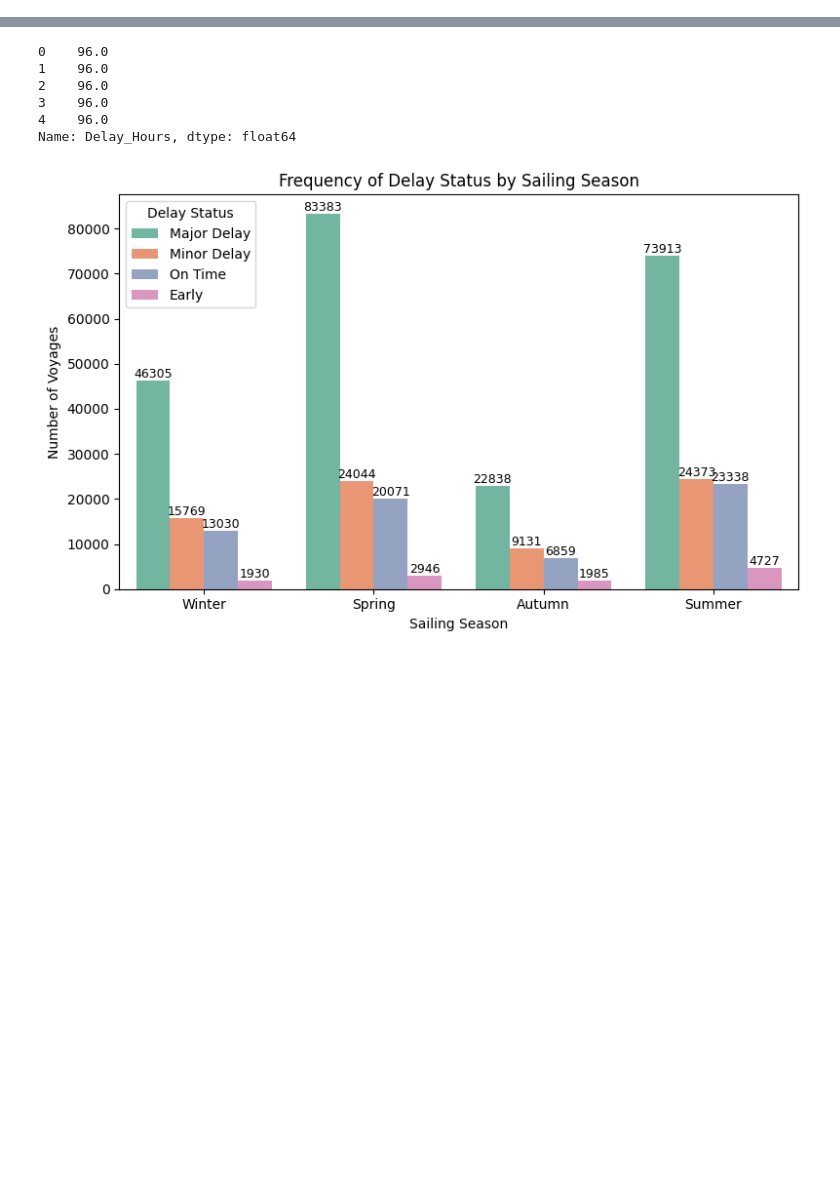
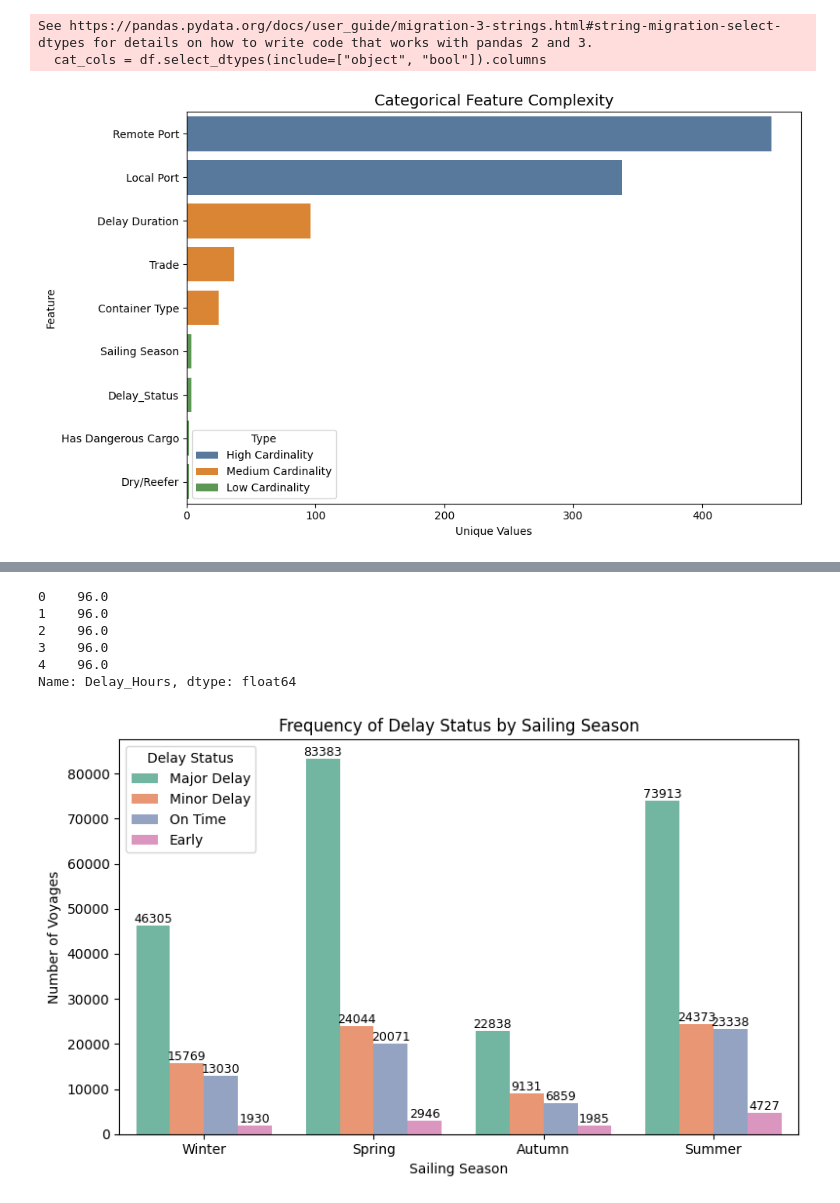
Before and after one commit to Kegmar/vrpp, a Jupyter notebook: notebooks/data_exp.ipynb, the cells around one changed output, grey strips where cells are left out. Saved outputs shown, nothing was run; the diff lists cells and outputs as text; code cells hidden in the pictures; blank space fills up the shorter version.

```diff
--- a/notebooks/data_exp.ipynb
+++ b/notebooks/data_exp.ipynb
@@ -22,0 +76,52 @@ df.head()
+# %%
+cat_cols = df.select_dtypes(include=["object", "bool"]).columns
+
+
+cat_cols = cat_cols.drop("Vessel ID", errors="ignore")
+
+
+
+unique_counts = df[cat_cols].nunique().sort_values(ascending=False)
+
+summary = pd.DataFrame({
+    "feature": unique_counts.index,
+    "unique_values": unique_counts.values
+})
+
+def classify(x):
+    if x > 100:
+        return "High Cardinality"
+    elif x > 10:
+        return "Medium Cardinality"
+    else:
+        return "Low Cardinality"
+
+summary["type"] = summary["unique_values"].apply(classify)
+
+
+plt.figure(figsize=(10,6))
+
+sns.barplot(
+    data=summary,
+    x="unique_values",
+    y="feature",
+    hue="type",
+    dodge=False,
+    palette={
+        "High Cardinality": "#4C78A8",
+        "Medium Cardinality": "#F58518",
+        "Low Cardinality": "#54A24B"
+    }
+)
+
+plt.title("Categorical Feature Complexity", fontsize=14)
+plt.xlabel("Unique Values")
+plt.ylabel("Feature")
+
+plt.legend(title="Type")
+plt.tight_layout()
+plt.show()
+# %% [output]
+See https://pandas.pydata.org/docs/user_guide/migration-3-strings.html#string-migration-select-dtypes for details on how to write code that works with pandas 2 and 3.
+  cat_cols = df.select_dtypes(include=["object", "bool"]).columns
+[figure, added]
```
Also changed, not shown: parts of 4 cells of this notebook, 5 other files.
